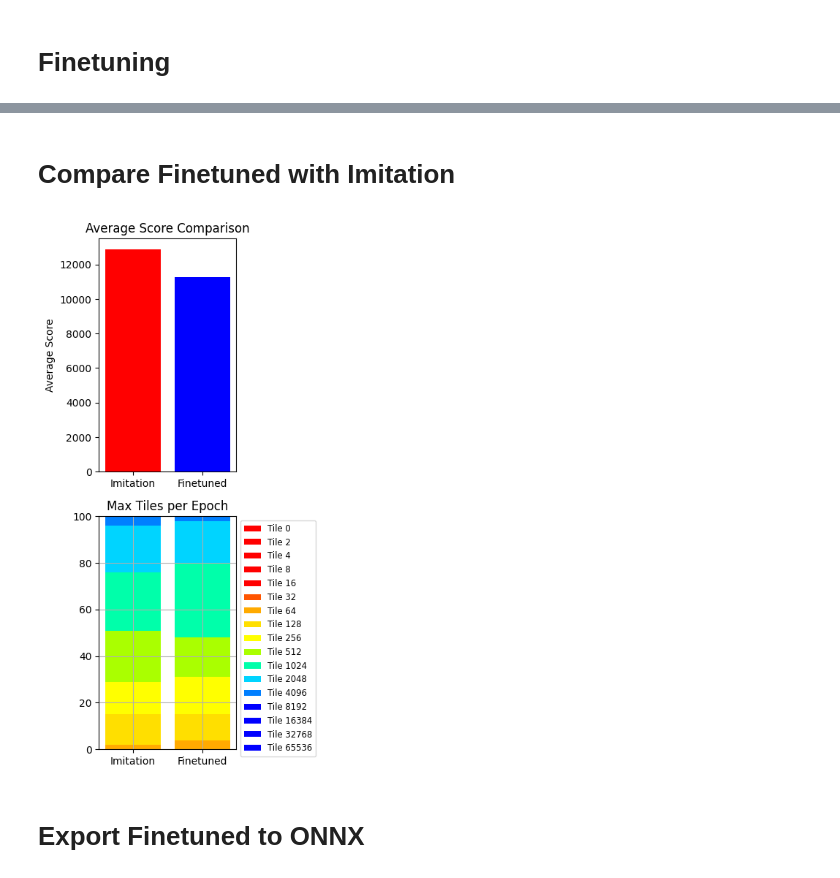
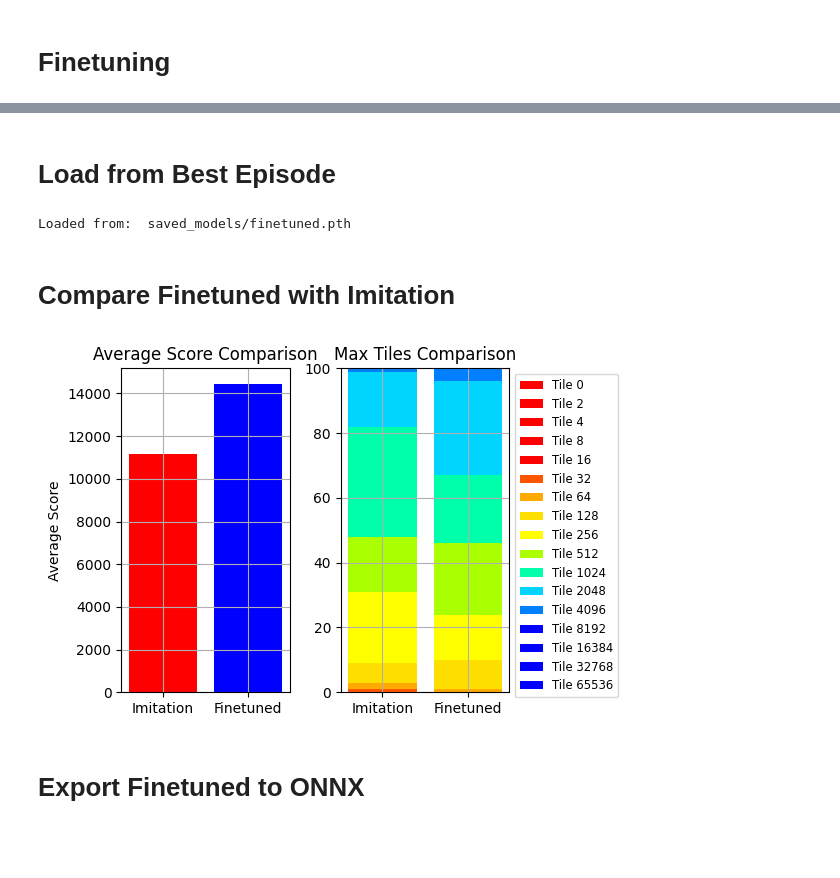
Before and after one commit to angelazqian/2048-AI, a Jupyter notebook: model/trainingloop.ipynb, the cells around one changed output, grey strips where cells are left out. Drawn from its saved outputs; the diff is of its cells as text; code cells hidden in the pictures; blank space fills up the shorter version.

Commit message:
revert to old model if model degrades in rl, early stopping, better graphs

```diff
--- a/model/trainingloop.ipynb
+++ b/model/trainingloop.ipynb
@@ -135,12 +100,12 @@ data_dir = "../data/"
 X = []
 Y = []
 
-for subdir in os.listdir(data_dir):
+for subdir in tqdm(os.listdir(data_dir)):
     subdir_path = os.path.join(data_dir, subdir)
     for file_name in os.listdir(subdir_path):
         file_path = os.path.join(subdir_path, file_name)
         with open(file_path, "r") as file:
-            print(f"file: {file_path}")
+            # print(f"file: {file_path}")
             for line in file:
                 data = json.loads(line.strip())
                 if "state" in data and "action" in data:
@@ -252,7 +199,6 @@ CNN(
 # %% [markdown]
 # Training
 # %%
-from tqdm import tqdm
 learning_rate = 0.001
 loss_fn = nn.CrossEntropyLoss()
 
@@ -261,6 +207,7 @@ optimizer = torch.optim.Adam(model.parameters(), lr=learning_rate)
 num_epochs = 50
 avg_scores = np.zeros(num_epochs)
 tile_distribution = np.zeros((num_epochs, 17), dtype=int)
+best_epoch = 0
 
 save_dir = "saved_models"
 os.makedirs(save_dir, exist_ok=True)
@@ -299,8 +246,10 @@ for epoch in tqdm(range(num_epochs)):
             score += reward
         avg_scores[epoch] += score/100
         tile_distribution[epoch][env.board.max()] += 1
-    model_path = os.path.join(save_dir, f"model_epoch_{epoch+1}.pth")
-    torch.save(model.state_dict(), model_path)
+    if (avg_scores[epoch] >= avg_scores[best_epoch]):
+        best_epoch = epoch
+        model_path = os.path.join(save_dir, f"imitation.pth")
+        torch.save(model.state_dict(), model_path)
 
 print("DONE!!! :3")
 # %% [output]
@@ -380,8 +311,7 @@ plt.show()
 # %% [markdown]
 # Load from Best Epoch
 # %%
-best_epoch = int(np.argmax(avg_scores))
-model_path = os.path.join(save_dir, f"model_epoch_{best_epoch + 1}.pth")
+model_path = os.path.join(save_dir, f"imitation.pth")
 model.load_state_dict(torch.load(model_path))
 print("Loaded from: ", model_path)
 # %% [output]
@@ -534,59 +545,40 @@ Episode 10000, Max Tile: 9, Final Score: 5172,  Baseline: 8618.96, Improvement:
+# %% [markdown]
+# Load from Best Episode
+# %%
+model.load_state_dict(torch.load(model_path))
+print("Loaded from: ", model_path)
+# %% [output]
+Loaded from:  saved_models/finetuned.pth
 # %% [markdown]
 # Compare Finetuned with Imitation
 # %%
-model_path = os.path.join(save_dir, "finetuned.pth")
-torch.save(model.state_dict(), model_path)
-model.eval()
-avg_fine = 0
-fine_distribution = np.zeros(17)
+avg_fine = fine_scores[best_eval]
 best_score = avg_scores[best_epoch]
-best_distribution = tile_distribution[best_epoch]
-
-for i in tqdm(range(100)):  #run 100 times to also get distributions
-    env = Game2048Env()
-    state = env.reset()
-    done = False
-    score = 0
-    while not done:
-        board = state.copy().flatten(order='F')
-        state_tensor = torch.tensor(board, dtype=torch.float32).reshape(-1, 1, 4, 4)
-        logits = model(state_tensor)
-        ranked_actions = torch.argsort(logits, dim=1, descending=True)[0]
-        original_board = env.board.copy()
-        final_action = None
-        for action in ranked_actions:
-            test_board, _ = move(original_board.copy(), action.item())
-            if not np.array_equal(test_board, original_board):
-                final_action = action.item()
-                break
-        state, reward, done = env.step(final_action)
-        score += reward
-    avg_fine += score/100
-    fine_distribution[env.board.max()] += 1
-
-fig, (ax1, ax2) = plt.subplots(1, 2, figsize=(8, 4), sharex=True)
+finecomp = np.arange(2)
+fig, (ax1, ax2) = plt.subplots(1, 2, figsize=(6, 4), sharex=True)
 
 ax1.bar(["Imitation", "Finetuned"], [best_score, avg_fine], color=["red", "blue"])
 ax1.set_ylabel("Average Score")
 ax1.set_title("Average Score Comparison")
 ax1.tick_params(labelbottom=True)
+ax1.grid(True)
 
-distribution = np.stack((best_distribution, fine_distribution), axis=1)
-finecomp = np.arange(2)
+distribution = np.stack((tile_distribution[best_epoch], fine_distribution[best_eval]), axis=1)
 bottom = np.zeros(2)
 for i in range(17):
     if (i == 0):
         ax2.bar(finecomp, distribution[i], bottom=bottom, label=f'Tile 0', color=colors[i])
     else: ax2.bar(finecomp, distribution[i], bottom=bottom, label=f'Tile {2**i}', color=colors[i])
     bottom += distribution[i]
 
 ax2.set_title("Max Tiles Comparison")
 ax2.legend(bbox_to_anchor=(1, 1), loc='upper left', fontsize="small")
 ax2.grid(True)
+ax2.set_ylim(0, 100)
 plt.tight_layout()
 plt.show()
 # %% [output]
-[figure, old version]
+[figure, new version]
 # %% [markdown]
 # Export Finetuned to ONNX
 # %%
```
Also changed, not shown: parts of 12 cells of this notebook, 57 other files.
